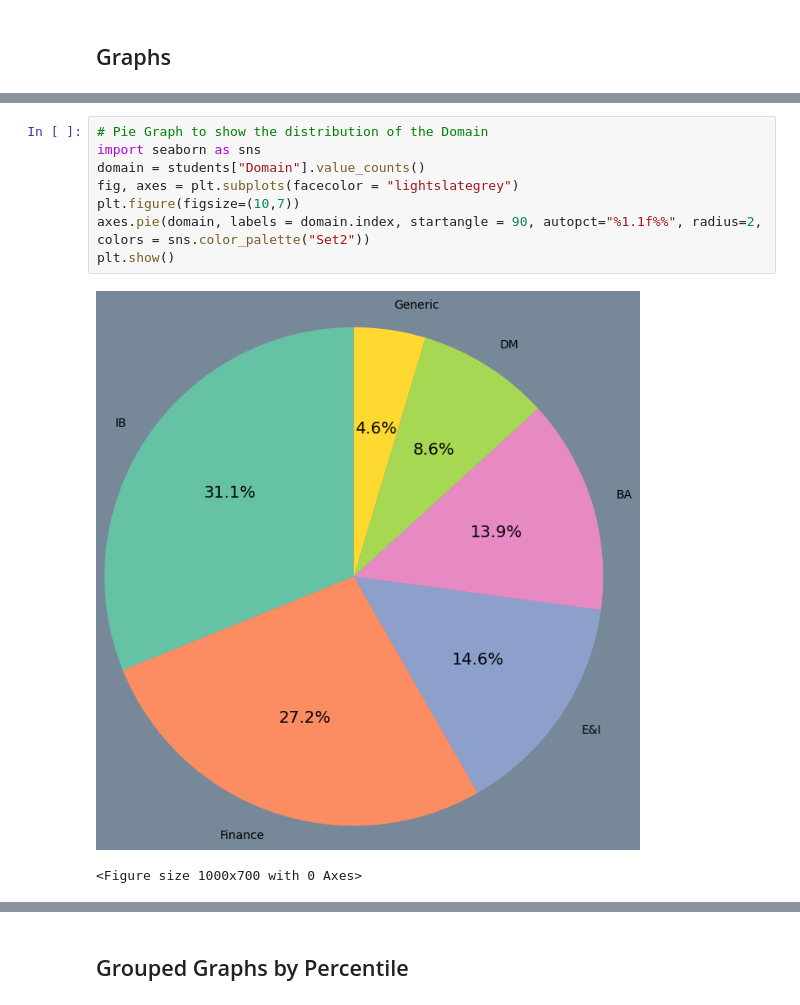
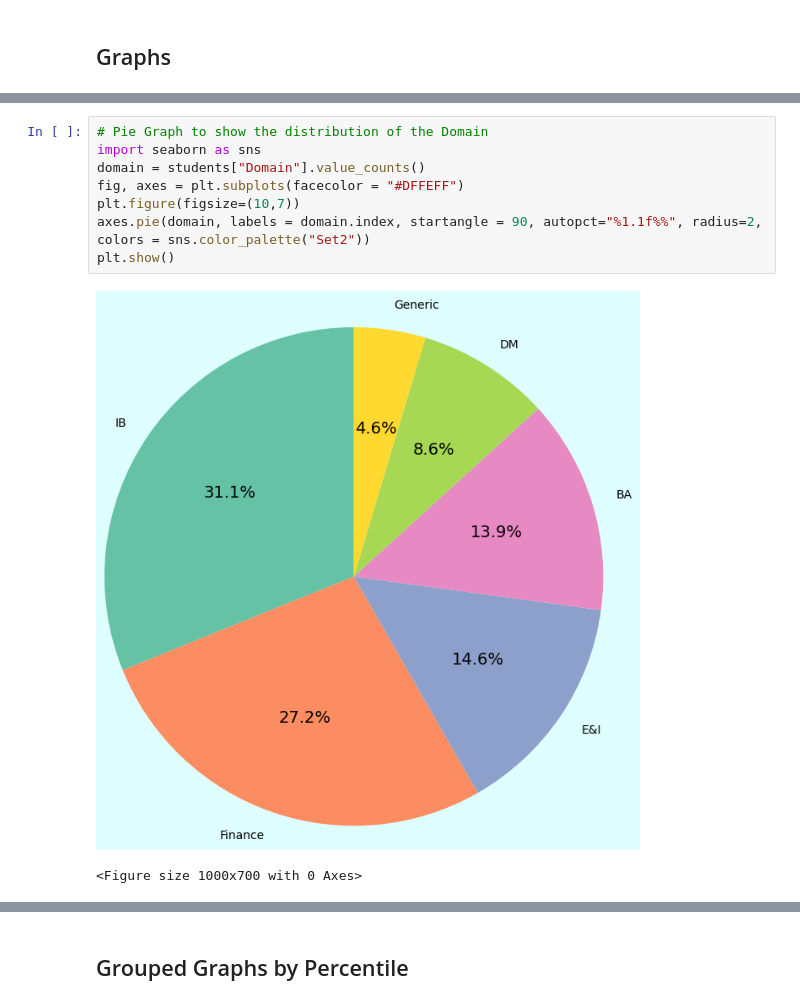
Before and after one commit to aumashankar8/studentsTestData, a Jupyter notebook: studentDataAnalysis.ipynb, the cells around one changed output, grey strips where cells are left out. Saved outputs shown, nothing was run; the diff lists cells and outputs as text.

```diff
--- a/studentDataAnalysis.ipynb
+++ b/studentDataAnalysis.ipynb
@@ -129,13 +129,13 @@ save_fig("semester_graph")
 # %%
 # Pie Graph to show the distribution of the Domain
 import seaborn as sns
 domain = students["Domain"].value_counts()
-fig, axes = plt.subplots(facecolor = "lightslategrey")
+fig, axes = plt.subplots(facecolor = "#DFFEFF")
 plt.figure(figsize=(10,7))
 axes.pie(domain, labels = domain.index, startangle = 90, autopct="%1.1f%%", radius=2, colors = sns.color_palette("Set2"))
 plt.show()
 # %% [output]
-[figure, old version]
+[figure, new version]
 <Figure size 1000x700 with 0 Axes>
 # %%
 # Create Histograms for numerical data
```
Also changed, not shown: parts of 5 cells of this notebook, 6 other files.
